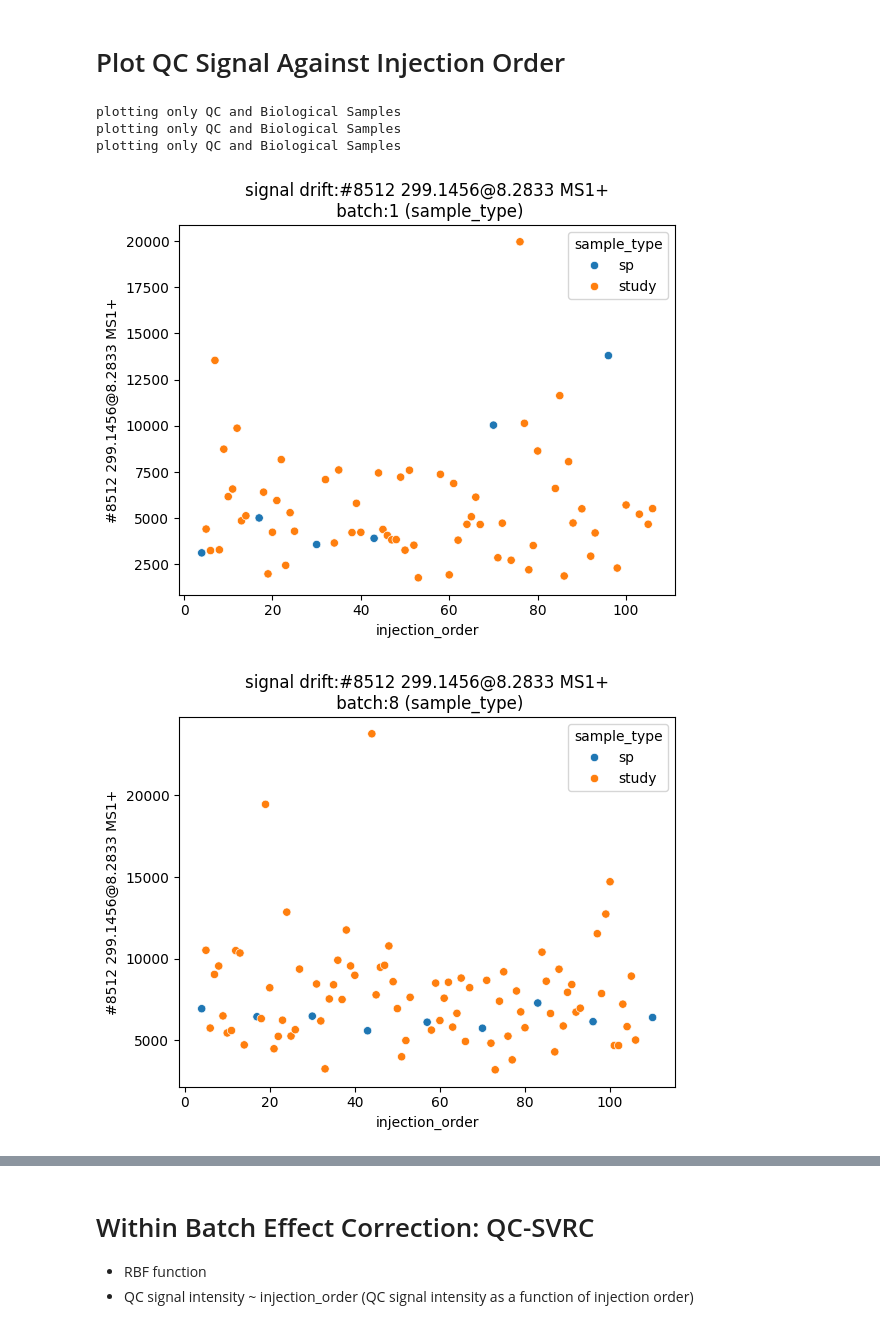
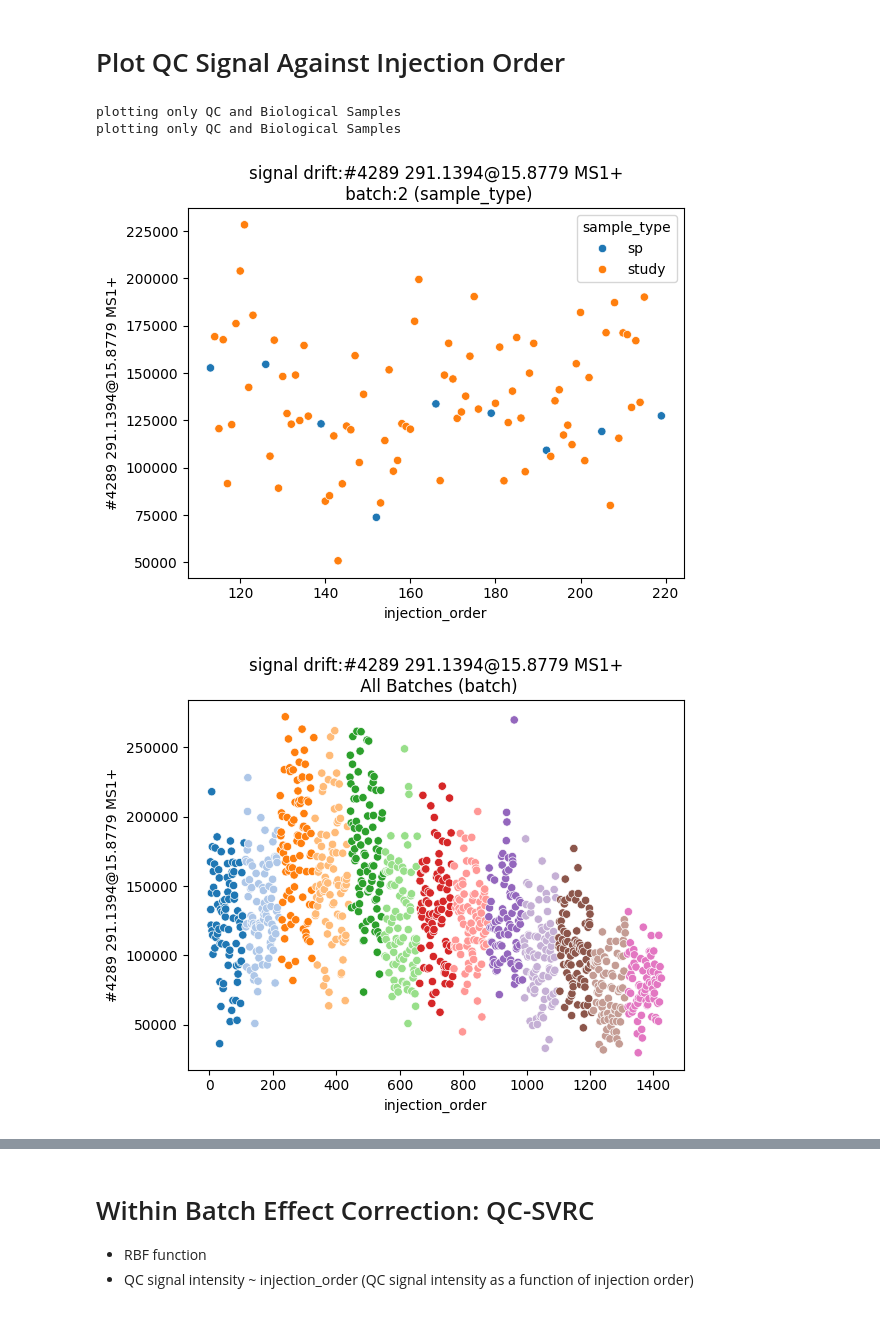
Before and after one commit to JulianAileru/MultiBatchAssessment, a Jupyter notebook: src/fbsc-1.ipynb, the cells around one changed output, grey strips where cells are left out. Saved outputs shown, nothing was run; the diff lists cells and outputs as text; code cells hidden in the pictures.

```diff
--- a/src/fbsc-1.ipynb
+++ b/src/fbsc-1.ipynb
@@ -27,7 +29,10 @@ M = pd.read_csv("../data/sample_metadata_all_batches_processed_samples.csv")
 M = M.set_index("sample_name")
 M['batch'] = M['batch'].str.split("_",expand=True)[1].astype(int)
 M = M[M['batch'] <= 13]
-D = D.loc[D.index]
+D = D.loc[M.index]
+# %%
+M = M.sort_values(by=['batch','injection_order'])
+M['injection_order'] = [x for x in range(len(M.injection_order))]
 # %%
 M[M['sample_type'] == 'sp']['batch'].value_counts()
 # %% [output]
@@ -110,14 +117,14 @@ Median RSD: 17.839161338040277
 # %% [markdown]
 # Plot QC Signal Against Injection Order
+# %%
+batches_3 = D.loc[M[M['batch'] <= 14].index,:]
 # %%
-plot_signal_drift(data=D,metadata=M,include_all_samples=False,include_all_batches=False,random_state=25,batch_idx=1)
+num = np.random.randint(high=10781,low=0)
+plot_signal_drift(data=batches_3,metadata=M,include_all_samples=False,include_all_batches=False,batch_idx=2,signal_idx=4288)
 plt.figure()
-plot_signal_drift(data=D,metadata=M,include_all_samples=False,include_all_batches=False,random_state=25,batch_idx=8)
-plt.figure()
-plot_signal_drift(data=D,metadata=M,include_all_samples=False,include_all_batches=False,random_state=25,batch_idx=13)
+plot_signal_drift(data=batches_3,metadata=M,include_all_samples=False,include_all_batches=True,signal_idx=4288)
 # %% [output]
 plotting only QC and Biological Samples
 plotting only QC and Biological Samples
-plotting only QC and Biological Samples
-[figure, old version]
+[figure, new version]
-[figure, old version]
+[figure, new version]
```
Also changed, not shown: parts of 15 cells of this notebook, 2 other files.
